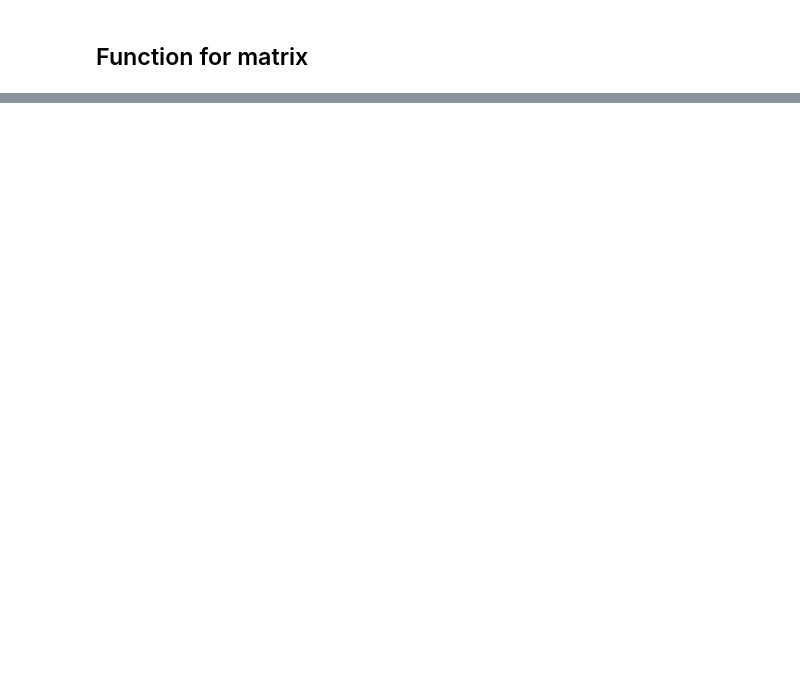
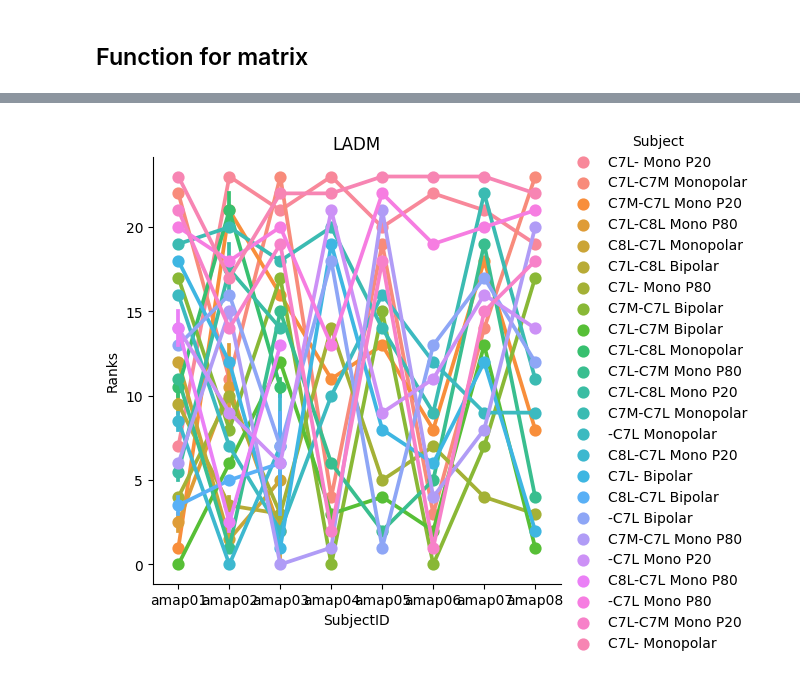
Before and after one commit to hbmep/rat-mapping, a Jupyter notebook: notebooks/J_SHAP/explore.ipynb, the cells around one changed output, grey strips where cells are left out. Cells and saved outputs as stored; diff of their text form; code cells hidden in the pictures; blank space fills up the shorter version.

Commit message:
Ranks of different position/shape combinations

```diff
--- a/notebooks/J_SHAP/explore.ipynb
+++ b/notebooks/J_SHAP/explore.ipynb
@@ -876,0 +885,13 @@ hm("C7", "amap06","LBiceps")
+# %%
+#variable for ranks
+Ranks = []
+targs = set(sorted_labs[0][2])
+for t in targs:
+    print(t)
+    for i in range(len(sorted_labs)):
+        list = sorted_labs[i][2]
+        if t in list:
+            Rank = [t,(list.index(t)),sorted_labs[i][1], sorted_labs[i][0]]
+            Ranks.append(Rank)
+
+Ranks
@@ -876,0 +933,22 @@ hm("C7", "amap06","LBiceps")
+# %%
+data = Ranks
+data_frame = pd.DataFrame(data, columns=['Subject', 'Ranks', 'Muscle', 'SubjectID'])
+data_frame
+
+# for m in data_frame.Muscle.unique():
+#     g = sns.catplot(data=data_frame, x="SubjectID", y="Ranks", hue="Subject", kind="point").set(title = f"{m}")
+
+def plot_ranks(*args):
+    #data_frame, muscle)
+    muscles = ['LADM', 'LBiceps', 'LDeltoid', 'LECR', 'LFCR', 'LTriceps']
+    if args[1] in muscles:
+        data = args[0]
+        data_filt = data.loc[lambda x: x['Muscle'] == args[1]]
+        if
+        g = sns.catplot(data=data_filt, x="SubjectID", y="Ranks", hue="Subject", kind="point").set(title = f"{args[1]}")
+    else:
+        g = sns.catplot(data=data_frame, x="SubjectID", y="Ranks", hue="Subject", kind="point").set(title = f"{m}")
+# %%
+plot_ranks(data_frame, 'LADM')
+# %% [output]
+[figure, added]
```
Also changed, not shown: parts of 27 cells of this notebook.
